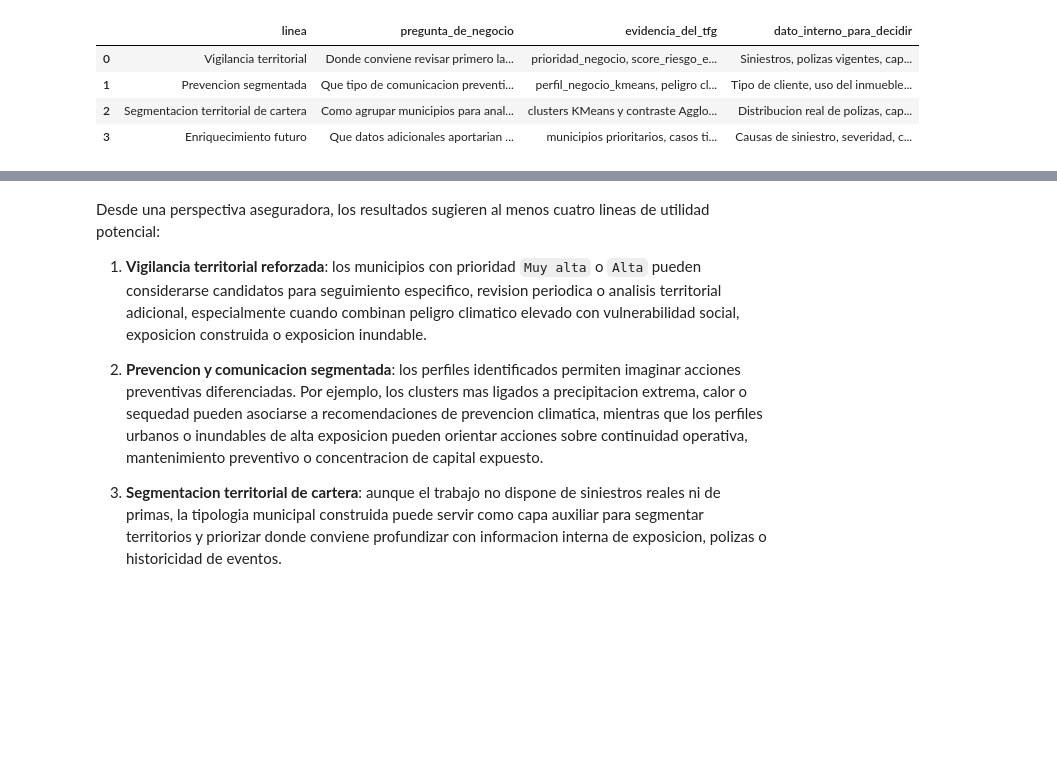
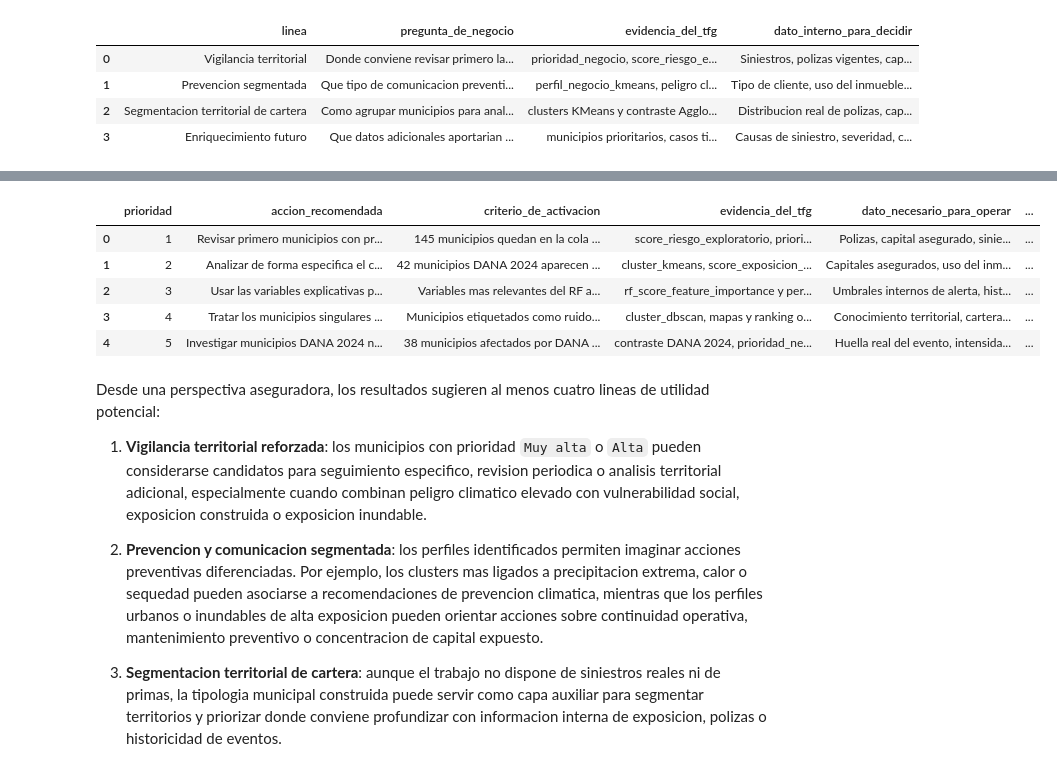
Before and after one commit to gonzalolarriba/modelo-geoespacial-riesgo-climatico, a Jupyter notebook: notebooks/notebook_5_an_negocio.ipynb, the cells around one changed output, grey strips where cells are left out. Cells and saved outputs as stored; diff of their text form; code cells hidden in the pictures; blank space fills up the shorter version.

```diff
--- a/notebooks/notebook_5_an_negocio.ipynb
+++ b/notebooks/notebook_5_an_negocio.ipynb
@@ -1364,3 +1440,79 @@ display(insurance_use_case_matrix)
+# %%
+top_priority_municipalities = int(df_seg["prioridad_negocio"].astype(str).isin(["Muy alta", "Alta"]).sum())
+rf_top_variables = ", ".join(rf_importance_business.head(3)["variable"].tolist())
+dana_high_priority = int(
+    df_seg.loc[df_seg[affected_col], "prioridad_negocio"]
+    .astype(str)
+    .isin(["Muy alta", "Alta"])
+    .sum()
+)
+dana_low_priority = int(
+    (
+        df_seg[affected_col]
+        & df_seg["prioridad_negocio"].astype(str).eq("Baja")
+    ).sum()
+)
+cluster_0_dana = int(
+    (
+        df_seg[affected_col]
+        & df_seg["cluster_kmeans"].eq(0)
+    ).sum()
+)
+
+executive_recommendation_table = pd.DataFrame(
+    [
+        {
+            "prioridad": 1,
+            "accion_recomendada": "Revisar primero municipios con prioridad Muy alta o Alta",
+            "criterio_de_activacion": f"{top_priority_municipalities} municipios quedan en la cola superior de seguimiento.",
+            "evidencia_del_tfg": "score_riesgo_exploratorio, prioridad_negocio y dimension dominante del score",
+            "dato_necesario_para_operar": "Polizas, capital asegurado, siniestros historicos y exposicion de cartera por municipio.",
+            "valor_para_negocio": "Convierte el analisis territorial en una cola inicial de revision.",
+        },
+        {
+            "prioridad": 2,
+            "accion_recomendada": "Analizar de forma especifica el cluster de exposicion fisica e inundable elevada",
+            "criterio_de_activacion": f"{cluster_0_dana} municipios DANA 2024 aparecen en este perfil territorial.",
+            "evidencia_del_tfg": "cluster_kmeans, score_exposicion_inundacion, Catastro y SNCZI",
+            "dato_necesario_para_operar": "Capitales asegurados, uso del inmueble, antiguedad, medidas de proteccion y concentracion de cartera.",
+            "valor_para_negocio": "Ayuda a priorizar zonas donde exposicion fisica e inundable pueden amplificar el impacto.",
+        },
+        {
+            "prioridad": 3,
+            "accion_recomendada": "Usar las variables explicativas principales como senales de vigilancia",
+            "criterio_de_activacion": f"Variables mas relevantes del RF auxiliar: {rf_top_variables}.",
+            "evidencia_del_tfg": "rf_score_feature_importance y permutation importance",
+            "dato_necesario_para_operar": "Umbrales internos de alerta, historico de eventos y respuesta operacional ante episodios extremos.",
+            "valor_para_negocio": "Permite pasar de un ranking estatico a hipotesis de seguimiento climatico.",
+        },
+        {
+            "prioridad": 4,
+            "accion_recomendada": "Tratar los municipios singulares DBSCAN como casos para revision cualitativa",
+            "criterio_de_activacion": "Municipios etiquetados como ruido o singulares dentro de la estructura espacial.",
+            "evidencia_del_tfg": "cluster_dbscan, mapas y ranking operativo",
+            "dato_necesario_para_operar": "Conocimiento territorial, cartera local y validacion con equipos tecnicos o mediadores.",
+            "valor_para_negocio": "Detecta casos que pueden no encajar bien en perfiles medios y merecen lectura individual.",
+        },
+        {
+            "prioridad": 5,
+            "accion_recomendada": "Investigar municipios DANA 2024 no priorizados por el score",
+            "criterio_de_activacion": f"{dana_low_priority} municipios afectados por DANA aparecen con prioridad Baja.",
+            "evidencia_del_tfg": "contraste DANA 2024, prioridad_negocio y ranking de riesgo",
+            "dato_necesario_para_operar": "Huella real del evento, intensidad local, danos reportados y exposicion asegurada.",
+            "valor_para_negocio": "Evita sobreinterpretar el score y convierte discrepancias en aprendizaje metodologico.",
+        },
+    ]
+)
+
+display(executive_recommendation_table)
+executive_recommendation_table.to_csv(BUSINESS_OUT / "recomendaciones_ejecutivas_negocio.csv", index=False)
+# %% [output]
+|  | prioridad | accion_recomendada | criterio_de_activacion | evidencia_del_tfg | dato_necesario_para_operar | ... |
+| 0 | 1 | Revisar primero municipios con pr... | 145 municipios quedan en la cola ... | score_riesgo_exploratorio, priori... | Polizas, capital asegurado, sinie... | ... |
+| 1 | 2 | Analizar de forma especifica el c... | 42 municipios DANA 2024 aparecen ... | cluster_kmeans, score_exposicion_... | Capitales asegurados, uso del inm... | ... |
+| 2 | 3 | Usar las variables explicativas p... | Variables mas relevantes del RF a... | rf_score_feature_importance y per... | Umbrales internos de alerta, hist... | ... |
+| 3 | 4 | Tratar los municipios singulares ... | Municipios etiquetados como ruido... | cluster_dbscan, mapas y ranking o... | Conocimiento territorial, cartera... | ... |
+| 4 | 5 | Investigar municipios DANA 2024 n... | 38 municipios afectados por DANA ... | contraste DANA 2024, prioridad_ne... | Huella real del evento, intensida... | ... |
 # %% [markdown]
 Desde una perspectiva aseguradora, los resultados sugieren al menos cuatro lineas de utilidad potencial:
 
```
Also changed, not shown: parts of 4 cells of this notebook.
